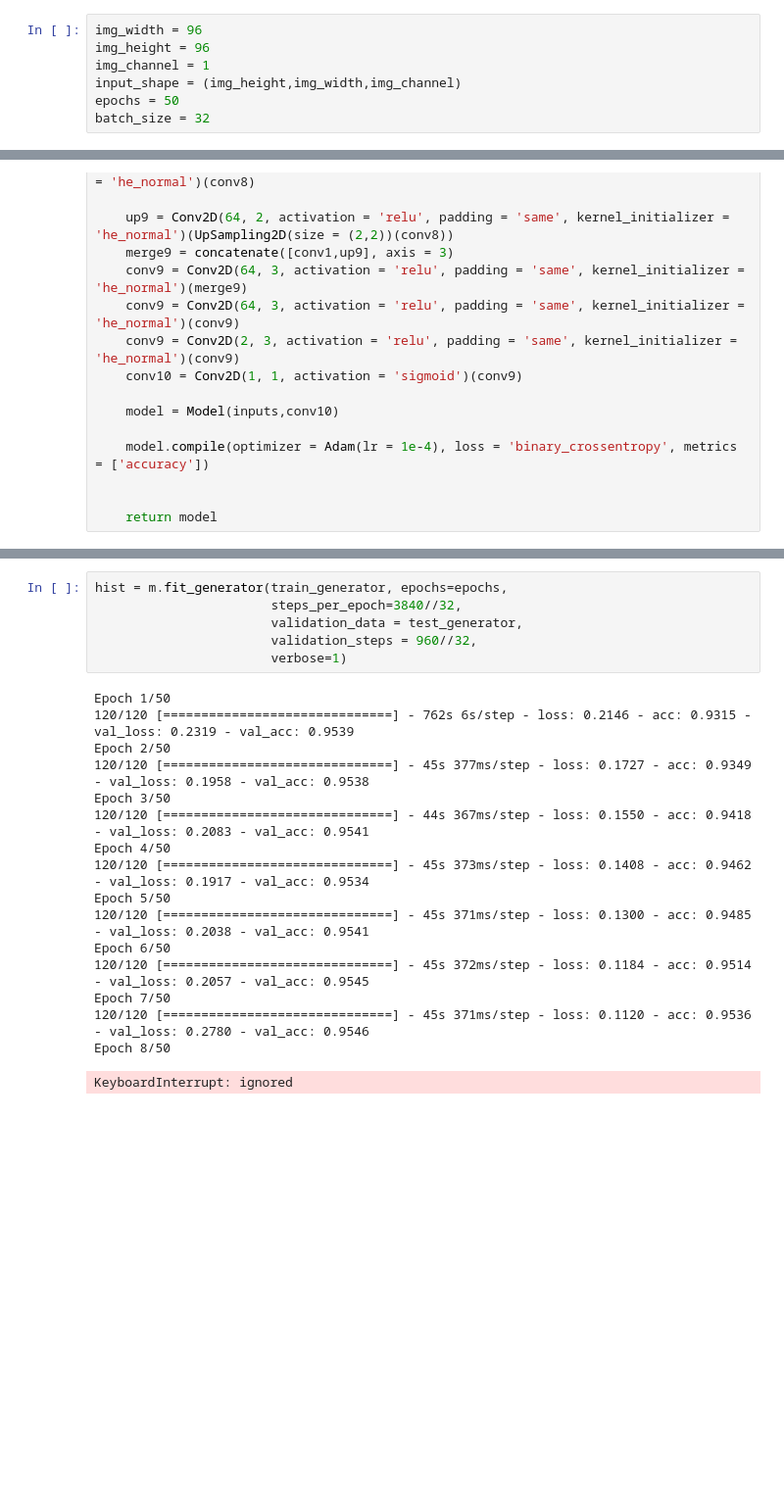
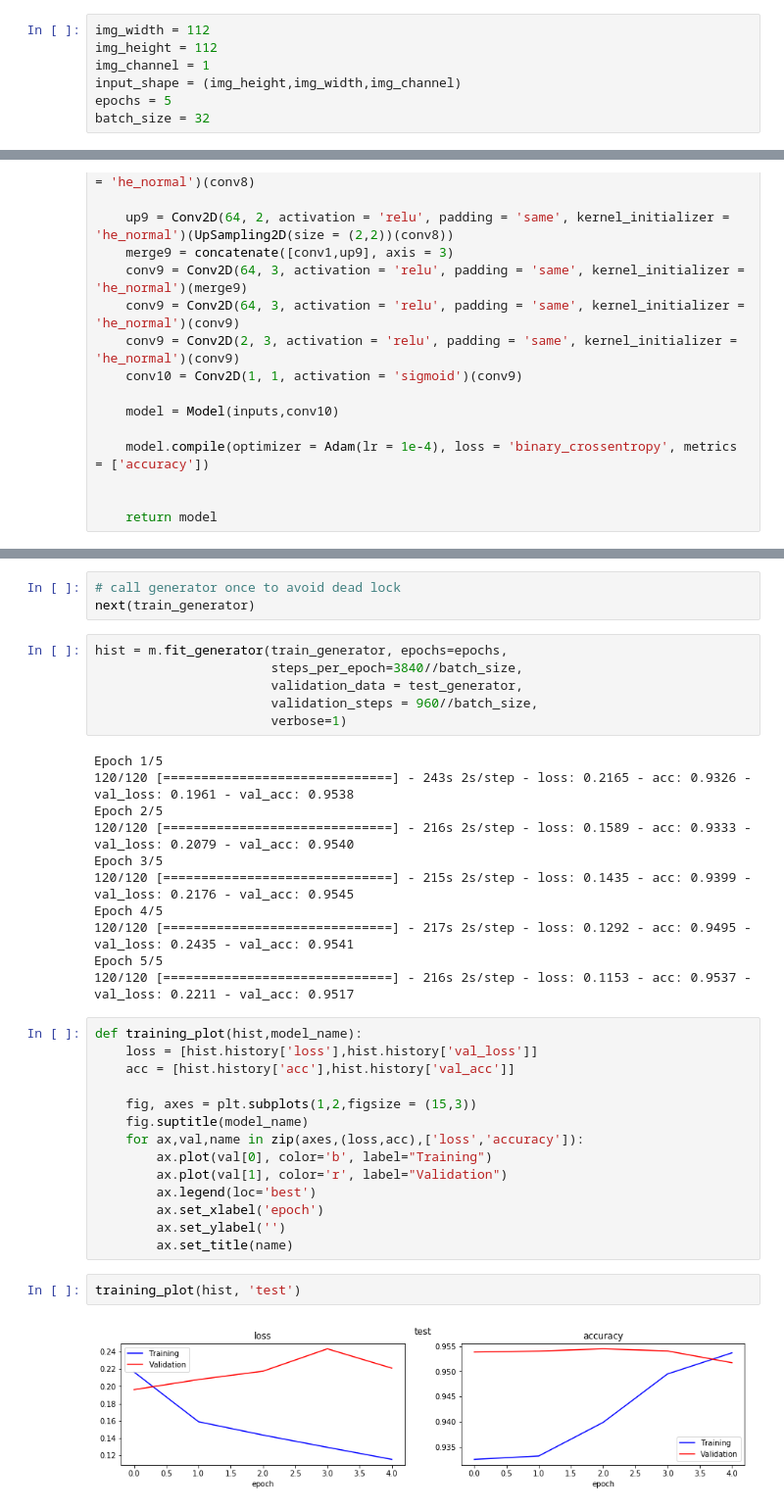
Before and after one commit to kylelee417/Asphalt_Crack_Segmentation, a Jupyter notebook: Asphalt_Segmentation.ipynb, the cells around one changed output, grey strips where cells are left out. Shown: that part at 98% size. Drawn from its saved outputs; the diff is of its cells as text; blank space fills up the shorter version.

Commit message:
test run

```diff
--- a/Asphalt_Segmentation.ipynb
+++ b/Asphalt_Segmentation.ipynb
@@ -36,9 +35,9 @@ test_mask ='/content/drive/My Drive/Asphalt_Masked/test_masks/'
 # %%
-img_width = 96
-img_height = 96
+img_width = 112
+img_height = 112
 img_channel = 1
 input_shape = (img_height,img_width,img_channel)
-epochs = 50
+epochs = 5
 batch_size = 32
 # %%
 train_ori_generator = train_datagen.flow_from_directory(train_ori,
@@ -151,23 +165,38 @@ ________________________________________________________________________________
+# %%
+# call generator once to avoid dead lock
+next(train_generator)
 # %%
 hist = m.fit_generator(train_generator, epochs=epochs,
-                       steps_per_epoch=3840//32,
+                       steps_per_epoch=3840//batch_size,
                        validation_data = test_generator,
-                       validation_steps = 960//32,
+                       validation_steps = 960//batch_size,
                        verbose=1)
 # %% [output]
-Epoch 1/50
-120/120 [==============================] - 762s 6s/step - loss: 0.2146 - acc: 0.9315 - val_loss: 0.2319 - val_acc: 0.9539
-Epoch 2/50
-120/120 [==============================] - 45s 377ms/step - loss: 0.1727 - acc: 0.9349 - val_loss: 0.1958 - val_acc: 0.9538
-Epoch 3/50
-120/120 [==============================] - 44s 367ms/step - loss: 0.1550 - acc: 0.9418 - val_loss: 0.2083 - val_acc: 0.9541
-Epoch 4/50
-120/120 [==============================] - 45s 373ms/step - loss: 0.1408 - acc: 0.9462 - val_loss: 0.1917 - val_acc: 0.9534
-Epoch 5/50
-120/120 [==============================] - 45s 371ms/step - loss: 0.1300 - acc: 0.9485 - val_loss: 0.2038 - val_acc: 0.9541
-Epoch 6/50
-120/120 [==============================] - 45s 372ms/step - loss: 0.1184 - acc: 0.9514 - val_loss: 0.2057 - val_acc: 0.9545
-Epoch 7/50
-120/120 [==============================] - 45s 371ms/step - loss: 0.1120 - acc: 0.9536 - val_loss: 0.2780 - val_acc: 0.9546
-Epoch 8/50
+Epoch 1/5
+120/120 [==============================] - 243s 2s/step - loss: 0.2165 - acc: 0.9326 - val_loss: 0.1961 - val_acc: 0.9538
+Epoch 2/5
+120/120 [==============================] - 216s 2s/step - loss: 0.1589 - acc: 0.9333 - val_loss: 0.2079 - val_acc: 0.9540
+Epoch 3/5
+120/120 [==============================] - 215s 2s/step - loss: 0.1435 - acc: 0.9399 - val_loss: 0.2176 - val_acc: 0.9545
+Epoch 4/5
+120/120 [==============================] - 217s 2s/step - loss: 0.1292 - acc: 0.9495 - val_loss: 0.2435 - val_acc: 0.9541
+Epoch 5/5
+120/120 [==============================] - 216s 2s/step - loss: 0.1153 - acc: 0.9537 - val_loss: 0.2211 - val_acc: 0.9517
-KeyboardInterrupt: ignored
+# %%
+def training_plot(hist,model_name):
+    loss = [hist.history['loss'],hist.history['val_loss']]
+    acc = [hist.history['acc'],hist.history['val_acc']]
+
+    fig, axes = plt.subplots(1,2,figsize = (15,3))
+    fig.suptitle(model_name)
+    for ax,val,name in zip(axes,(loss,acc),['loss','accuracy']):
+        ax.plot(val[0], color='b', label="Training")
+        ax.plot(val[1], color='r', label="Validation")
+        ax.legend(loc='best')
+        ax.set_xlabel('epoch')
+        ax.set_ylabel('')
+        ax.set_title(name)
+# %%
+training_plot(hist, 'test')
+# %% [output]
+[figure, added]
```
Also changed, not shown: parts of 9 cells of this notebook.
